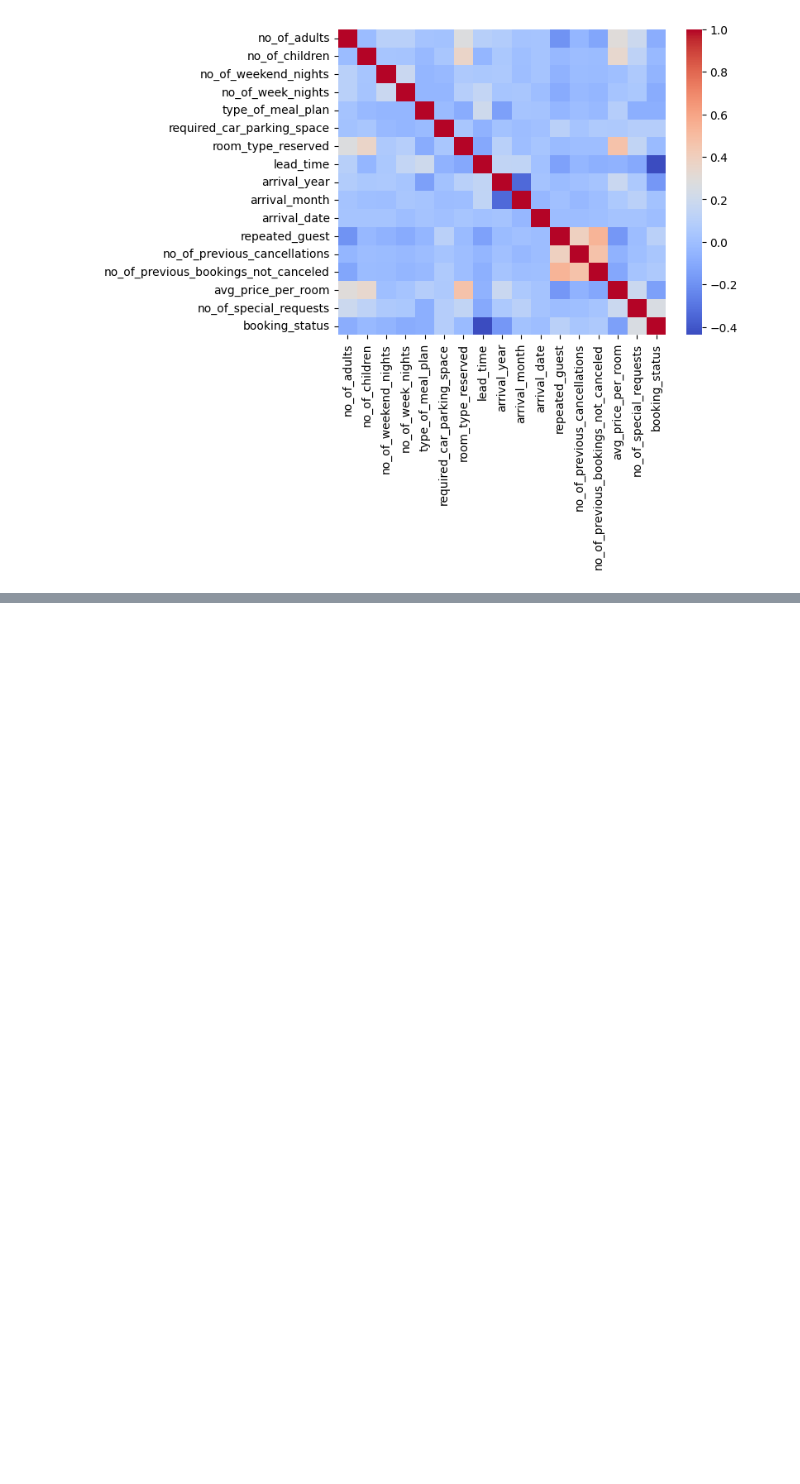
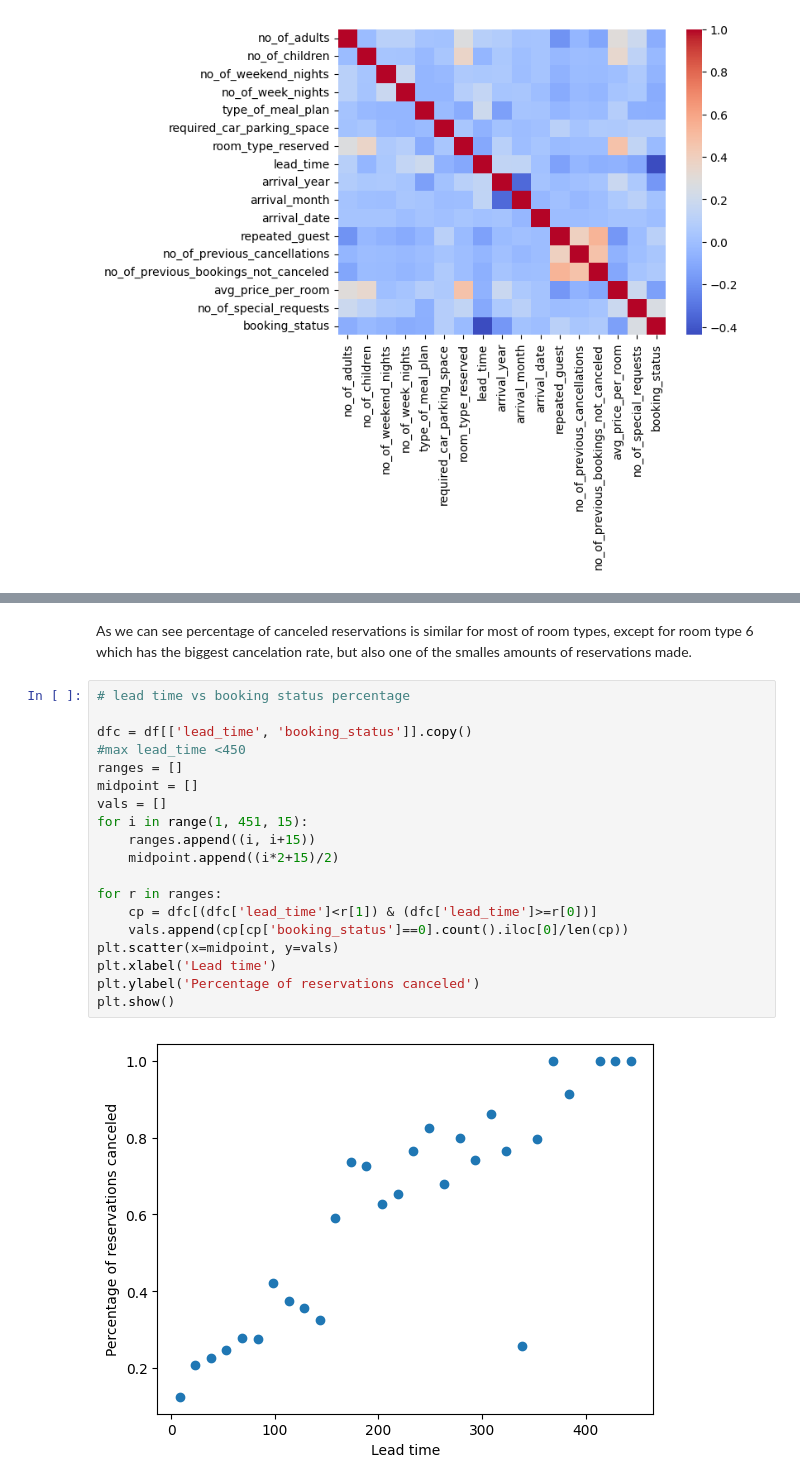
Before and after one commit to mateuszel/Hotel-Reservations-ML, a Jupyter notebook: data_analysis.ipynb, the cells around one changed output, grey strips where cells are left out. Cells and saved outputs as stored; diff of their text form; blank space fills up the shorter version.

```diff
--- a/data_analysis.ipynb
+++ b/data_analysis.ipynb
@@ -126,0 +142,23 @@ ValueError: Per-column arrays must each be 1-dimensional
+# %% [markdown]
+As we can see percentage of canceled reservations is similar for most of room types, except for room type 6 which has the biggest cancelation rate, but also one of the smalles amounts of reservations made.
+# %%
+# lead time vs booking status percentage
+
+dfc = df[['lead_time', 'booking_status']].copy()
+#max lead_time <450
+ranges = []
+midpoint = []
+vals = []
+for i in range(1, 451, 15):
+    ranges.append((i, i+15))
+    midpoint.append((i*2+15)/2)
+
+for r in ranges:
+    cp = dfc[(dfc['lead_time']<r[1]) & (dfc['lead_time']>=r[0])]
+    vals.append(cp[cp['booking_status']==0].count().iloc[0]/len(cp))
+plt.scatter(x=midpoint, y=vals)
+plt.xlabel('Lead time')
+plt.ylabel('Percentage of reservations canceled')
+plt.show()
+# %% [output]
+[figure, added]
```
Also changed, not shown: parts of 4 cells of this notebook.
